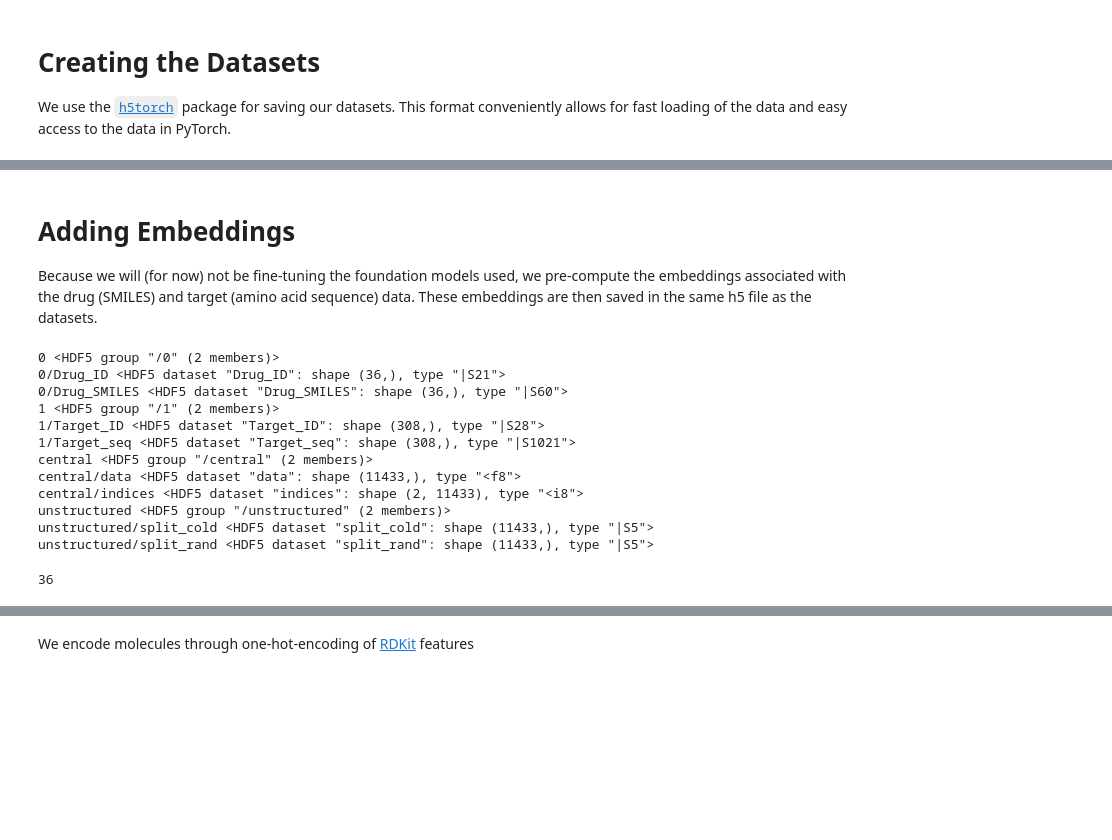
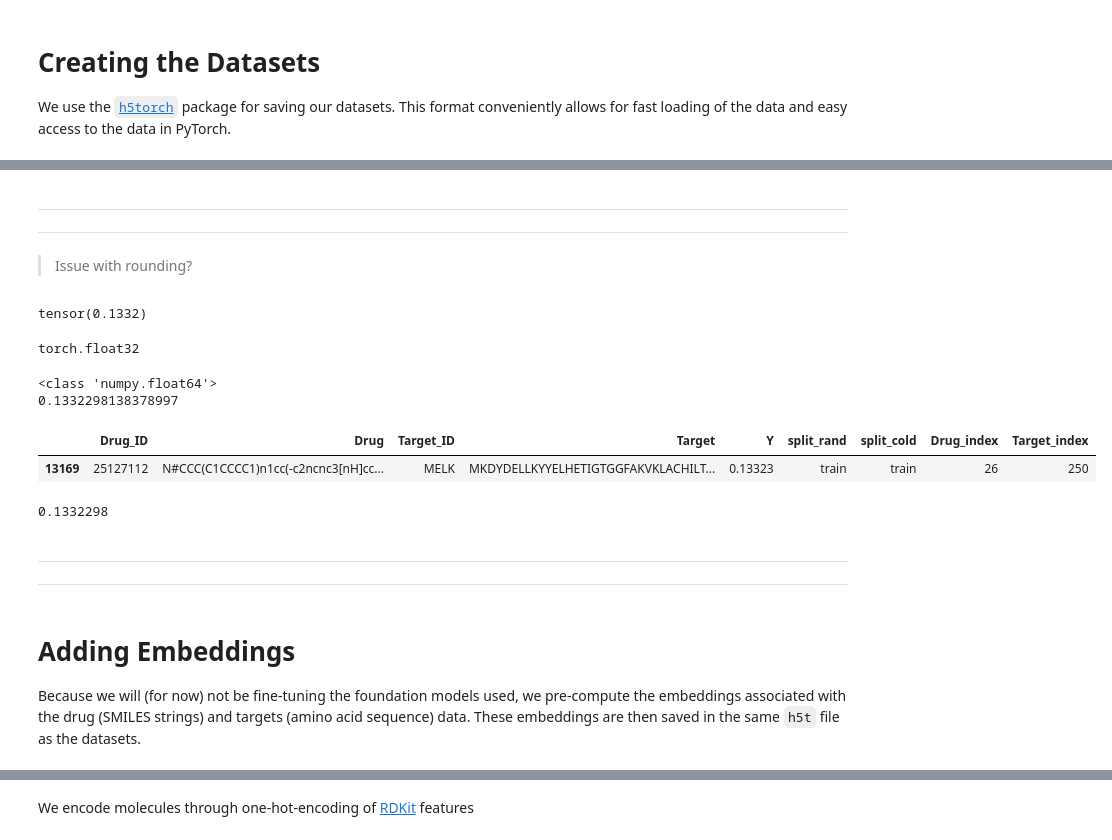
Before and after one commit to robsyc/biomed-multi-view-DTI-VAE, a Jupyter notebook: dti-vae/data.ipynb, the cells around one changed output, grey strips where cells are left out. Saved outputs shown, nothing was run; the diff lists cells and outputs as text; code cells hidden in the pictures; blank space fills up the shorter version.

Commit message:
Almost finished data section, only need to compute ProstT5 protein embeddings

```diff
--- a/dti-vae/data.ipynb
+++ b/dti-vae/data.ipynb
@@ -273,26 +290,32 @@ batch
+# %% [markdown]
+---
+---
+
+> Issue with rounding?
+# %%
+print(batch["central"][0])
+batch["central"][1].dtype
+# %% [output]
+tensor(0.1332)
+torch.float32
+# %%
+map = (df_davis["Drug_ID"] == 25127112) & (df_davis["Target_ID"] == "MELK")
+print(type(df_davis[map].iloc[0]["Y"]))
+print(df_davis[map].iloc[0]["Y"])
+df_davis[map]
+# %% [output]
+<class 'numpy.float64'>
+0.1332298138378997
+|  | Drug_ID | Drug | Target_ID | Target | Y | split_rand | split_cold | Drug_index | Target_index |
+| 13169 | 25127112 | N#CCC(C1CCCC1)n1cc(-c2ncnc3[nH]cc... | MELK | MKDYDELLKYYELHETIGTGGFAKVKLACHILT... | 0.13323 | train | train | 26 | 250 |
+# %%
+df_davis[map].iloc[0]["Y"].astype(np.float32)
+# %% [output]
+0.1332298
+# %% [markdown]
+---
+---
 # %% [markdown]
 # Adding Embeddings
 
-Because we will (for now) not be fine-tuning the foundation models used, we pre-compute the embeddings associated with the drug (SMILES) and target (amino acid sequence) data. These embeddings are then saved in the same h5 file as the datasets.
+Because we will (for now) not be fine-tuning the foundation models used, we pre-compute the embeddings associated with the drug (SMILES strings) and targets (amino acid sequence) data. These embeddings are then saved in the same `h5t` file as the datasets.
-# %%
-f = h5torch.File("./data/davis.h5t", 'a') # append flag
-
-# with this command you can see what objects are in a HDF5 file:
-f.visititems(print)
-# %% [output]
-0 <HDF5 group "/0" (2 members)>
-0/Drug_ID <HDF5 dataset "Drug_ID": shape (36,), type "|S21">
-0/Drug_SMILES <HDF5 dataset "Drug_SMILES": shape (36,), type "|S60">
-1 <HDF5 group "/1" (2 members)>
-1/Target_ID <HDF5 dataset "Target_ID": shape (308,), type "|S28">
-1/Target_seq <HDF5 dataset "Target_seq": shape (308,), type "|S1021">
-central <HDF5 group "/central" (2 members)>
-central/data <HDF5 dataset "data": shape (11433,), type "<f8">
-central/indices <HDF5 dataset "indices": shape (2, 11433), type "<i8">
-unstructured <HDF5 group "/unstructured" (2 members)>
-unstructured/split_cold <HDF5 dataset "split_cold": shape (11433,), type "|S5">
-unstructured/split_rand <HDF5 dataset "split_rand": shape (11433,), type "|S5">
-# %%
-f["0/Drug_ID"].shape[0]
-# %% [output]
-36
```
Also changed, not shown: parts of 14 cells of this notebook, 1 other file.
